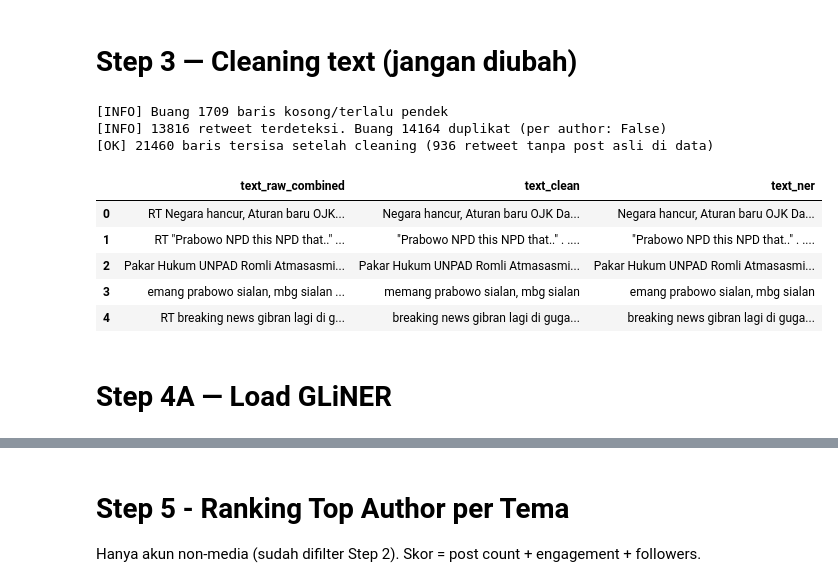
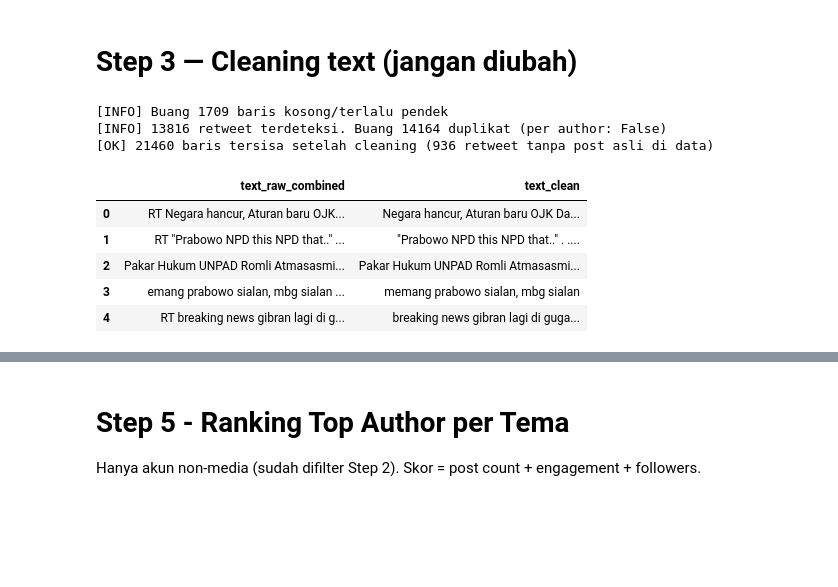
Before and after one commit to aldo02032004/naufaldo.github.io, a Jupyter notebook: kol_network_stance.ipynb, the cells around one changed output, grey strips where cells are left out. Drawn from its saved outputs; the diff is of its cells as text; code cells hidden in the pictures; blank space fills up the shorter version.

````diff
--- a/kol_network_stance.ipynb
+++ b/kol_network_stance.ipynb
@@ -267,8 +248,7 @@ Konfigurasi ini dipakai oleh pipeline berikut, jadi ikuti aturan tiap field deng
    Keyword yang terlewat = cuitan relevan hilang diam-diam. Keyword terlalu umum = ribuan cuitan
    tidak relevan ikut diproses (lama & boros kuota).
 2. Cuitan yang lolos dibaca AI dan diberi satu tema berdasarkan deskripsi di `themes`.
-3. Nama entitas (tokoh, lokasi, instansi) yang ditemukan disatukan lewat `aliases`.
-4. Akun di `media_accounts` DIKELUARKAN dari ranking top author.
+3. Akun di `media_accounts` ditandai sebagai akun media.
 
 PENTING: data mentah biasanya hasil monitoring yang LEBIH LUAS dari topik ini, misalnya SEMUA cuitan
 yang menyebut tokoh utamanya (termasuk isu lain yang tidak berhubungan). Karena itu nama tokoh utama
@@ -297,14 +277,6 @@ keywords (list string)
   yang juga dipakai di isu lain (misal "investasi", "pertahanan", "kesepakatan", "perdamaian",
   "kunjungan kerja", "kebijakan luar negeri", "ketahanan pangan").
 
-aliases (objek: variasi huruf kecil -> nama baku)
-- Key: tulisan persis yang mungkin muncul di cuitan, huruf kecil (nama panggilan, singkatan,
-  salah ketik, versi tanpa gelar, username tanpa @).
-- Value: nama baku lengkap dengan kapitalisasi benar (contoh: "wowo" -> "Prabowo Subianto").
-- Satu nama baku boleh punya banyak key. Jangan buat alias yang ambigu (satu key cocok ke dua hal,
-  misal "ri").
-- Minimal 15 entri, mencakup tokoh, lokasi, dan instansi.
-
 media_accounts (list string)
 - Username akun berita/media dan kanal resmi institusi yang khusus terkait topik ini
   (contoh: kantor berita negara asing, akun humas lembaga). Huruf kecil, tanpa @.
@@ -315,13 +287,12 @@ media_accounts (list string)
 === CEK SEBELUM MENJAWAB ===
 - Tidak ada keyword berupa nama tokoh utama sendirian atau kata umum.
 - Setiap tema punya bagian "Bukan:" yang menyebut batas dengan tema lain.
-- Semua key aliases dan semua keywords huruf kecil.
+- Semua keywords huruf kecil.
 
 === FORMAT JAWABAN ===
 Jawab HANYA satu objek JSON, tanpa markdown, tanpa ```, tanpa teks sebelum atau sesudahnya:
 {{"themes": {{"nama_tema": "Masuk: ... Contoh frasa: ... Bukan: ..."}},
   "keywords": ["...", "..."],
-  "aliases": {{"variasi": "Nama Baku"}},
   "media_accounts": ["..."]}}"""
 
 # config lama hanya dipakai kalau disusun untuk TOPIC yang sama persis
@@ -348,21 +319,13 @@ THEME_DESCRIPTIONS = {**topic_config["themes"], "lainnya": "topik di luar katego
 THEMES = list(THEME_DESCRIPTIONS)
 RELEVANT_THEMES = [t for t in THEMES if t != "lainnya"]
 KW_RELEVAN = [k.lower() for k in topic_config.get("keywords", [])]
-ENTITY_ALIASES = {k.lower(): v for k, v in topic_config.get("aliases", {}).items()}
 EXTRA_MEDIA_ACCOUNTS = {a.lower().lstrip("@") for a in topic_config.get("media_accounts", [])}
 
-# Baris tanpa satu pun keyword langsung "lainnya" (hemat AI + GLiNER). Tanpa keyword = semua baris ke AI.
+# Baris tanpa satu pun keyword langsung "lainnya" (hemat kuota AI). Tanpa keyword = semua baris ke AI.
 RE_RELEVAN = re.compile(
     r"(?<!\w)(?:" + "|".join(map(re.escape, sorted(set(KW_RELEVAN), key=len, reverse=True))) + r")(?!\w)"
 ) if KW_RELEVAN else None
 
 
-# BUKAN canonical(): nama itu sudah dipakai di Konfigurasi untuk key akun. Kalau ditimpa, Step 2 crash
-# ("unhashable type: 'list'") karena canonical('@budi') jadi list huruf.
-def canonical_entities(names):
-    """Nama entitas lain -> nama baku (ENTITY_ALIASES), sisanya apa adanya."""
-    return [ENTITY_ALIASES.get(n.strip().lower(), n.strip()) for n in names]
-
-
 print(json.dumps(topic_config, ensure_ascii=False, indent=2))
 # %% [output]
@@ -508,7 +471,7 @@ EMOJI_LANG = "id" if "id" in emoji.LANGUAGES else "en"
 
 
 def strip_noise(text):
-    """Buang prefix RT & penanda [RE user], emoji -> kata, 'mantaaap' -> 'mantaap'. Dipakai untuk BERT dan NER."""
+    """Buang prefix RT & penanda [RE user], emoji -> kata, 'mantaaap' -> 'mantaap'."""
     text = RE_REPLY.sub(" ", RE_RT_PREFIX.sub("", text))
     text = emoji.demojize(text, language=EMOJI_LANG).replace("_", " ").replace(":", " ")
     return RE_ELONGATION.sub(r"\1\1", text)
@@ -524,42 +487,38 @@ def build_raw_text(headline, mentions):
     if headline.lower() in ("", "nan", mentions.lower()):
         return mentions or headline
     return f"{headline}. {mentions}" if mentions else headline
 
 
 def dedup_key(texts):
     """Teks -> kunci pembanding duplikat (huruf kecil, tanpa tanda baca). Dipakai lagi di Step 5B."""
     return texts.str.lower().str.replace(r"[^\w\s]", "", regex=True).str.split().str.join(" ")
 
 
 df_raw["text_raw_combined"] = [build_raw_text(h, m) for h, m in zip(df_raw[COL_HEADLINE], df_raw[COL_MENTIONS])]
 df_raw["is_retweet"] = df_raw["text_raw_combined"].map(lambda t: bool(RE_RT_PREFIX.match(t)))
-noise_free = df_raw["text_raw_combined"].map(strip_noise)
-df_raw["text_clean"] = noise_free.progress_apply(clean_for_bert)   # clean_for_bert sudah merapikan spasi
-df_raw["text_ner"] = noise_free.apply(clean_for_ner)                # GLiNER: case & slang dipertahankan
+df_raw["text_clean"] = df_raw["text_raw_combined"].map(strip_noise).progress_apply(clean_for_bert)
 
 df_clean = df_raw[df_raw["text_clean"].str.split().str.len() >= 3].copy()
 print(f"[INFO] Buang {len(df_raw) - len(df_clean)} baris kosong/terlalu pendek")
 
 before = len(df_clean)
 df_clean = (df_clean.assign(dedup_key=dedup_key(df_clean["text_clean"]))
             .sort_values("is_retweet", kind="stable")   # post asli didahulukan: yang tersimpan milik penulis aslinya
             .drop_duplicates(subset=["dedup_key", COL_AUTHOR_ID] if DEDUP_PER_AUTHOR else ["dedup_key"])
             .sort_index()
             .drop(columns="dedup_key").reset_index(drop=True))
 print(f"[INFO] {df_raw['is_retweet'].sum()} retweet terdeteksi. Buang {before - len(df_clean)} duplikat "
       f"(per author: {DEDUP_PER_AUTHOR})")
 print(f"[OK] {len(df_clean)} baris tersisa setelah cleaning ({df_clean['is_retweet'].sum()} retweet tanpa post asli di data)")
 
-display(df_clean[["text_raw_combined", "text_clean", "text_ner"]].head(5))
+display(df_clean[["text_raw_combined", "text_clean"]].head(5))
 # %% [output]
 [INFO] Buang 1709 baris kosong/terlalu pendek
 [INFO] 13816 retweet terdeteksi. Buang 14164 duplikat (per author: False)
 [OK] 21460 baris tersisa setelah cleaning (936 retweet tanpa post asli di data)
-|  | text_raw_combined | text_clean | text_ner |
-| 0 | RT Negara hancur, Aturan baru OJK... | Negara hancur, Aturan baru OJK Da... | Negara hancur, Aturan baru OJK Da... |
-| 1 | RT "Prabowo NPD this NPD that.." ... | "Prabowo NPD this NPD that.." . .... | "Prabowo NPD this NPD that.." . .... |
-| 2 | Pakar Hukum UNPAD Romli Atmasasmi... | Pakar Hukum UNPAD Romli Atmasasmi... | Pakar Hukum UNPAD Romli Atmasasmi... |
-| 3 | emang prabowo sialan, mbg sialan ... | memang prabowo sialan, mbg sialan | emang prabowo sialan, mbg sialan |
-| 4 | RT breaking news gibran lagi di g... | breaking news gibran lagi di guga... | breaking news gibran lagi di guga... |
+|  | text_raw_combined | text_clean |
+| 0 | RT Negara hancur, Aturan baru OJK... | Negara hancur, Aturan baru OJK Da... |
+| 1 | RT "Prabowo NPD this NPD that.." ... | "Prabowo NPD this NPD that.." . .... |
+| 2 | Pakar Hukum UNPAD Romli Atmasasmi... | Pakar Hukum UNPAD Romli Atmasasmi... |
+| 3 | emang prabowo sialan, mbg sialan ... | memang prabowo sialan, mbg sialan |
+| 4 | RT breaking news gibran lagi di g... | breaking news gibran lagi di guga... |
-# %% [markdown]
-# Step 4A — Load GLiNER
````
Also changed, not shown: parts of 30 cells of this notebook.
